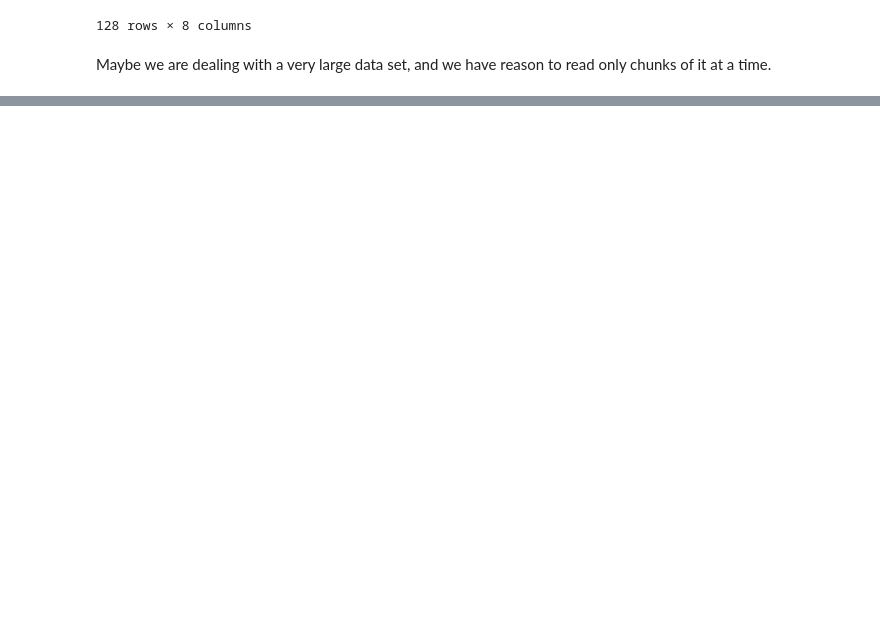
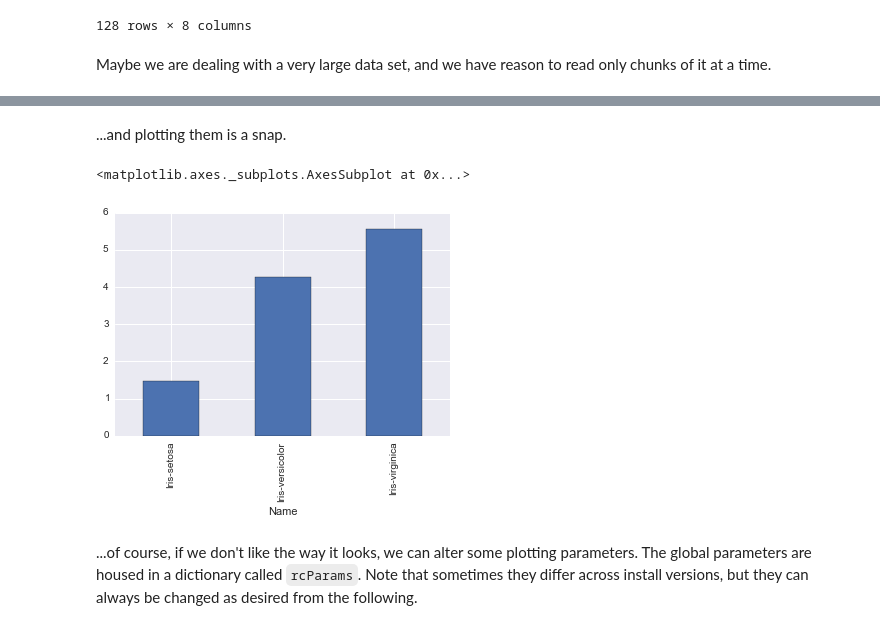
Before and after one commit to choct155/work_scratch, a Jupyter notebook: pandas_4_health.ipynb, the cells around one changed output, grey strips where cells are left out. Saved outputs shown, nothing was run; the diff lists cells and outputs as text; code cells hidden in the pictures; blank space fills up the shorter version.

```diff
--- a/pandas_4_health.ipynb
+++ b/pandas_4_health.ipynb
@@ -395,0 +402,4 @@ HTML('<iframe src=http://bl.ocks.org/mbostock/e1e1e7e2c360bec054ba width=1100 he
+# %%
+iris=pd.read_csv('https://raw.githubusercontent.com/pydata/pandas/master/pandas/tests/data/iris.csv')
+
+iris.head()
@@ -395,0 +421,5 @@ HTML('<iframe src=http://bl.ocks.org/mbostock/e1e1e7e2c360bec054ba width=1100 he
+# %%
+#Capture avg data by flower
+iris_avg=iris.groupby('Name').mean()
+
+iris_avg
@@ -395,0 +432,9 @@ HTML('<iframe src=http://bl.ocks.org/mbostock/e1e1e7e2c360bec054ba width=1100 he
+# %% [markdown]
+...and plotting them is a snap.
+# %%
+iris_avg['PetalLength'].plot(kind='bar')
+# %% [output]
+<matplotlib.axes._subplots.AxesSubplot at 0x...>
+[figure, added]
+# %% [markdown]
+...of course, if we don't like the way it looks, we can alter some plotting parameters.  The global parameters are housed in a dictionary called `rcParams`.  Note that sometimes they differ across install versions, but they can always be changed as desired from the following.
```
Also changed, not shown: parts of 36 cells of this notebook, 3 other files.
